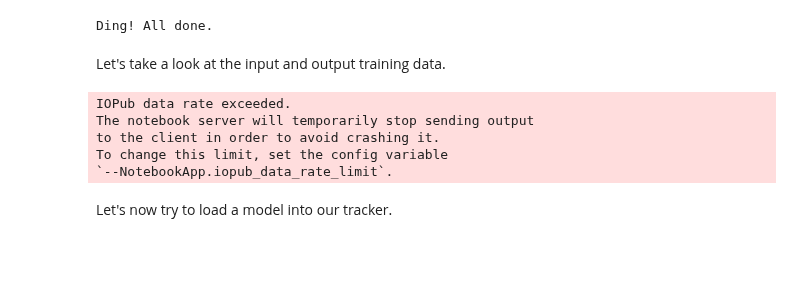
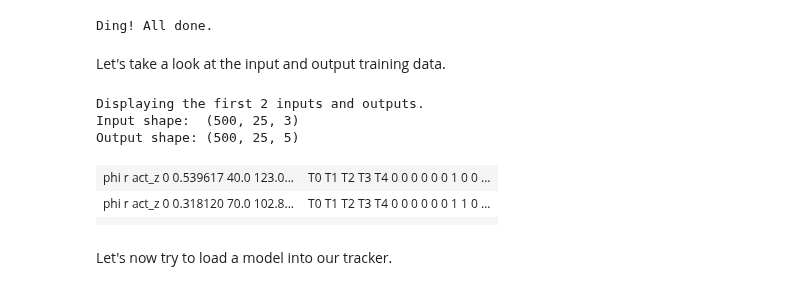
Before and after one commit to DZurawski/Fermi-Internship-2017, a Jupyter notebook: lintrack.ipynb, the cells around one changed output. Cells and saved outputs as stored; diff of their text form; code cells hidden in the pictures; blank space fills up the shorter version.

```diff
--- a/lintrack.ipynb
+++ b/lintrack.ipynb
@@ -83,8 +83,8 @@ class LinearTracker():
                     (num_events, hits_per_event, tracks_per_event)
         """
         hits_per_event = (track_size * tracks_per_event) + noise_per_event
-        labels = ["phi", "r", "z"]
-        groups = self.dataframe[["id", "r", "phi", "z"]].groupby("id")
+        labels = ["phi", "r", "act_z"]
+        groups = self.dataframe[["id", "r", "phi", "act_z"]].groupby("id")
         goods  = groups.filter(lambda track: len(track) == track_size)
         bads   = groups.filter(lambda track: len(track) != track_size)
 
@@ -120,7 +120,7 @@ class LinearTracker():
 
     def __get_matrix_map__(self, tracks):
         L = pd.concat([T.sort_values(["r"]).head(1) for T in tracks])
-        L.sort_values(["phi", "z"], inplace=True)
+        L.sort_values(["phi", "act_z"], inplace=True)
         return dict((hit, idx) for idx, hit in enumerate(L["id"]))
     # END FUNCTION __get_matrix_map__
 # END CLASS LinearTracker
@@ -147,39 +147,50 @@ Let's take a look at the input and output training data.
 # %%
 from IPython.display import display,HTML
 
 def multi_column_df_display(list_dfs, cols=2):
     """ Code by David Medenjak responding to StackOverflow question found here:
         https://stackoverflow.com/questions/38783027/jupyter-notebook-display-two-pandas-tables-side-by-side
         Displays a list of dataframes in IPython as a table with cols number of columns.
     """
     html_table = "<table style='width:100%; border:0px'>{content}</table>"
     html_row = "<tr style='border:0px'>{content}</tr>"
     html_cell = "<td style='width:{width}%;vertical-align:top;border:0px'>{{content}}</td>"
     html_cell = html_cell.format(width=100/cols)
 
     cells = [ html_cell.format(content=df.to_html()) for df in list_dfs ]
     cells += (cols - (len(list_dfs)%cols)) * [html_cell.format(content="")] # pad
     rows = [ html_row.format(content="".join(cells[i:i+cols])) for i in range(0,len(cells),cols)]
     display(HTML(html_table.format(content="".join(rows))))
+# END FUNCTION multi_column_df_display
 
-input_cols  = ["phi", "r", "z"]
+input_cols  = ["phi", "r", "act_z"]
 output_cols = ["T{}".format(i) for i in range(tracker.output.shape[2])]
+show_max    = 2
 
-input_frames  = [pd.DataFrame(data=matrix, columns=input_cols)  for matrix in tracker.input]
-output_frames = [pd.DataFrame(data=matrix, columns=output_cols) for matrix in tracker.output]
+if show_max is not None and show_max > 0 and show_max < len(tracker.input):
+    print("Displaying the first {} inputs and outputs.".format(show_max))
+    input_frames  = [pd.DataFrame(data=tracker.input[i], columns=input_cols) for i in range(show_max)]
+    output_frames = [pd.DataFrame(data=tracker.output[i].astype(int), columns=output_cols) for i in range(show_max)]
+else:
+    print("Displaying all of input and output.")
+    input_frames  = [pd.DataFrame(data=matrix, columns=input_cols)  for matrix in tracker.input]
+    output_frames = [pd.DataFrame(data=matrix.astype(int), columns=output_cols) for matrix in tracker.output]
 
-df_list = []
-for i in range(max(len(input_frames), len(output_frames))):
+df_list  = []
+for i in range(len(input_frames)):
     df_list.append(input_frames[i])
     df_list.append(output_frames[i])
 
+print("Input shape:  {}".format(tracker.input.shape))
+print("Output shape: {}".format(tracker.output.shape))
 multi_column_df_display(df_list)
 # %% [output]
-IOPub data rate exceeded.
-The notebook server will temporarily stop sending output
-to the client in order to avoid crashing it.
-To change this limit, set the config variable
-`--NotebookApp.iopub_data_rate_limit`.
+Displaying the first 2 inputs and outputs.
+Input shape:  (500, 25, 3)
+Output shape: (500, 25, 5)
+| phi r act_z 0 0.539617 40.0 123.0... | T0 T1 T2 T3 T4 0 0 0 0 0 0 1 0 0 ... |
+| phi r act_z 0 0.318120 70.0 102.8... | T0 T1 T2 T3 T4 0 0 0 0 0 0 1 1 0 ... |
+|  |  |
 # %% [markdown]
 Let's now try to load a model into our tracker.
 # %%
```
Also changed, not shown: parts of 8 cells of this notebook, 4 other files.
